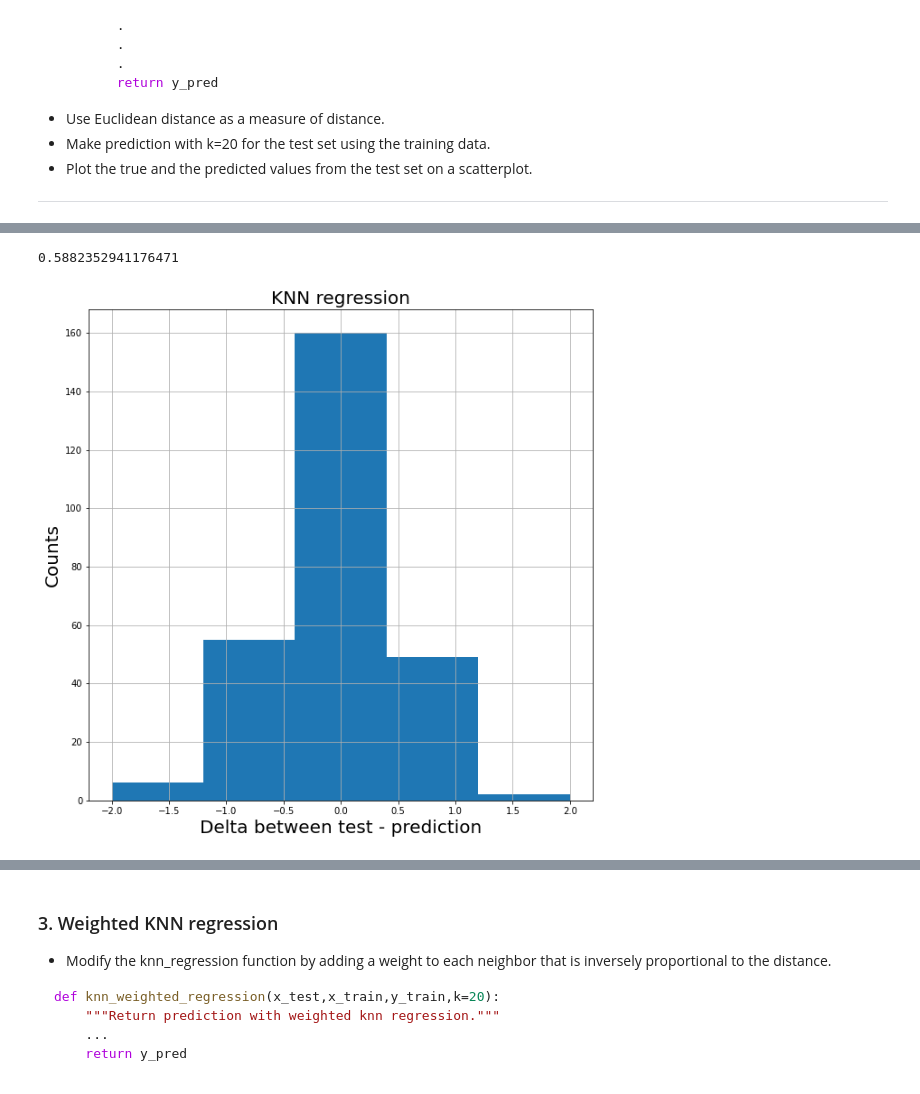
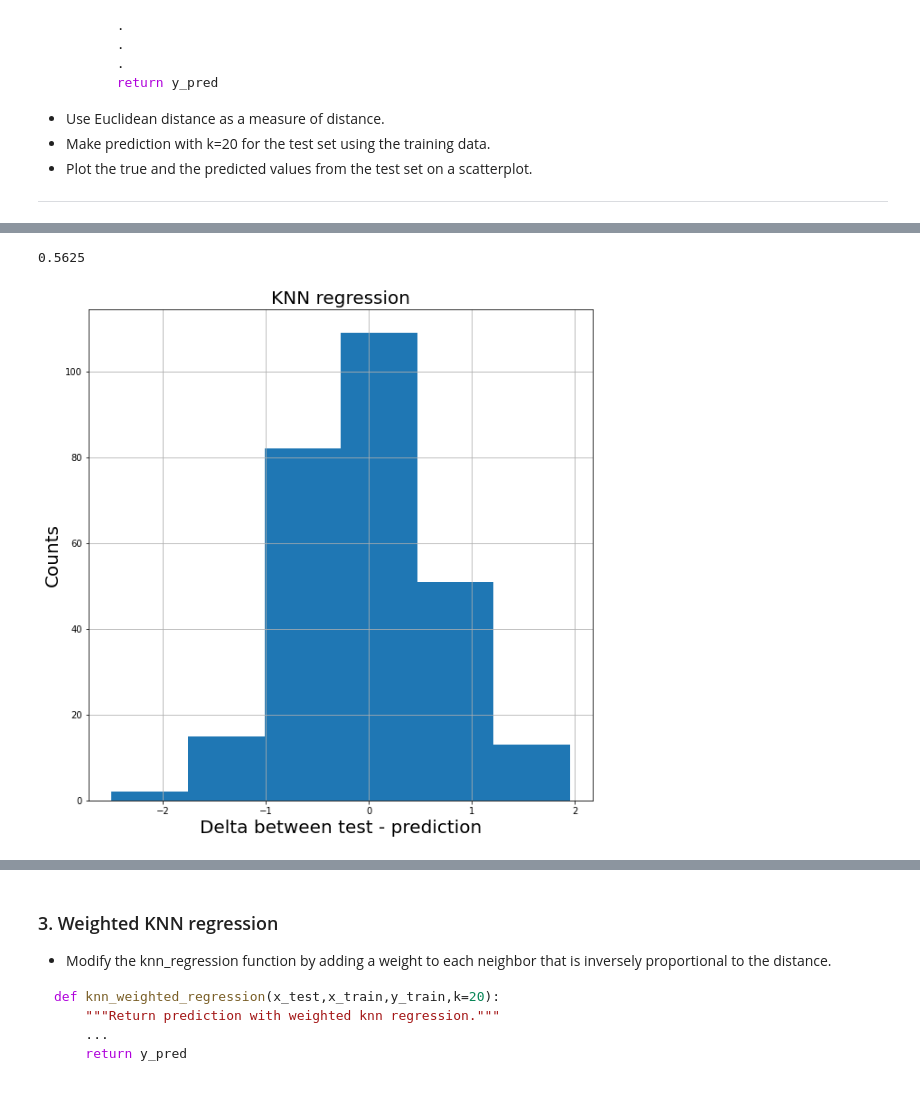
Before and after one commit to barnabasp/ML_Course, a Jupyter notebook: 3/lab03.ipynb, the cells around one changed output, grey strips where cells are left out. Drawn from its saved outputs; the diff is of its cells as text; code cells hidden in the pictures.

```diff
--- a/3/lab03.ipynb
+++ b/3/lab03.ipynb
@@ -203,9 +203,10 @@ def knn_regression(x_test, x_train, y_train, k=20):
             i = i + 1
         nn = distances.argsort()[:k]
         q_kY = y_train.to_numpy()[nn] #quality
-        q_value, q_count = np.unique(q_kY, return_counts=True) #select the occuring qualities
-        q_max = np.random.choice(q_value[max(q_count) == q_count]) #select the highest occuring quality (if more with same occurance, randomly)
-        y_pred.append(q_max)
+        #q_value, q_count = np.unique(q_kY, return_counts=True) #select the occuring qualities
+        #q_max = np.random.choice(q_value[max(q_count) == q_count]) #select the highest occuring quality (if more with same occurance, randomly)
+        q = np.average(q_kY)
+        y_pred.append(q)
     return y_pred
 # %%
 y_pred_1 = knn_regression(X_test_norm, X_train_norm, y_train)
@@ -212,16 +233,16 @@ y_pred_1 = knn_regression(X_test_norm, X_train_norm, y_train)
 # %%
-accuracy(y_test,y_pred_1)
+accuracy(y_test,np.round(np.array(y_pred_1)))
 # %% [output]
-0.5882352941176471
+0.5625
 # %%
-val_1, _ = np.unique(y_test-y_pred_1,return_counts=True)
+val_1, _ = np.unique(y_test-np.round(np.array(y_pred_1)),return_counts=True)
 plt.figure(figsize=(10,10))
 plt.hist(y_test-y_pred_1, bins=len(val_1))
 plt.title('KNN regression', fontsize=20)
 plt.xlabel('Delta between test - prediction', fontsize=20)
 plt.ylabel('Counts', fontsize=20)
 plt.grid(True)
 # %% [output]
-[figure, old version]
+[figure, new version]
 # %%
 plt.figure(figsize=(10,10))
```
Also changed, not shown: parts of 25 cells of this notebook, 2 other files.
